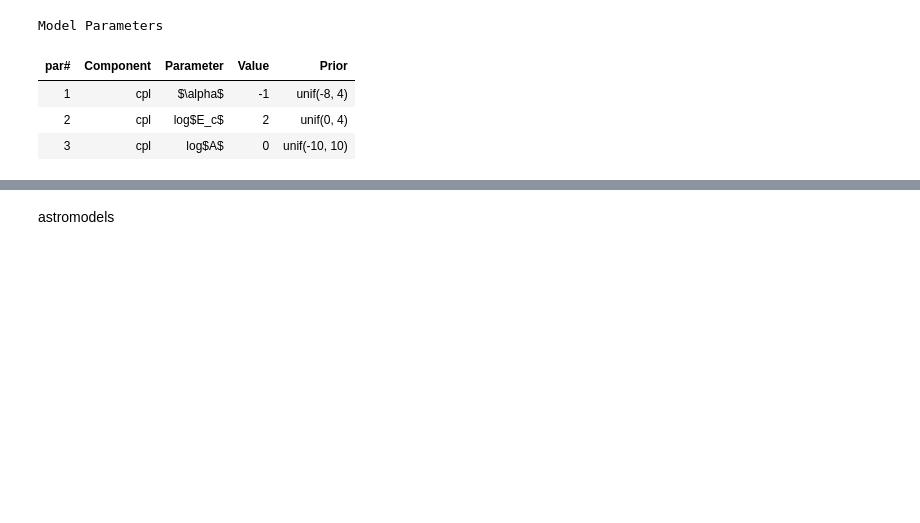
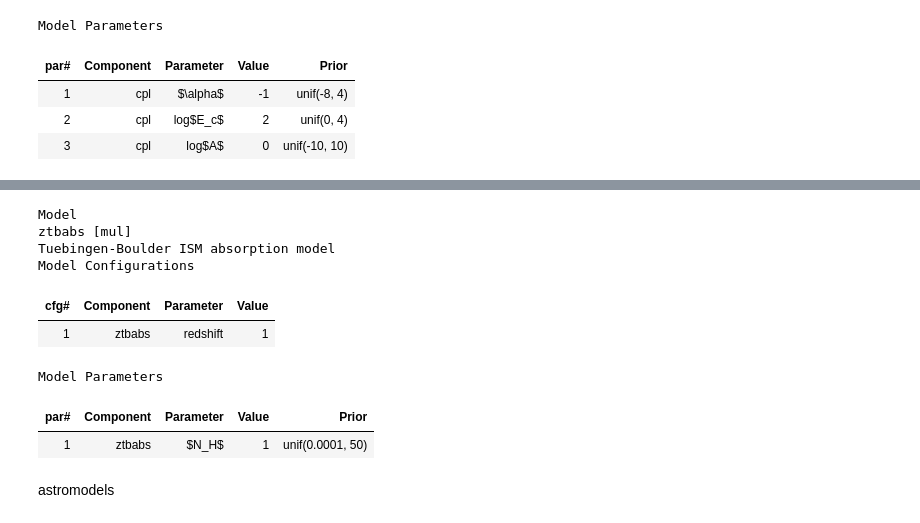
Before and after one commit to jyangch/bayspec, a Jupyter notebook: examples/model.ipynb, the cells around one changed output, grey strips where cells are left out. Saved outputs shown, nothing was run; the diff lists cells and outputs as text; code cells hidden in the pictures; blank space fills up the shorter version.

```diff
--- a/examples/model.ipynb
+++ b/examples/model.ipynb
@@ -61,3 +74,18 @@ Model Parameters
+# %%
+ztbabs_ins = tbabs()
+ztbabs_ins.expr = 'ztbabs'
+ztbabs_ins.config['redshift'].val = 1
+ztbabs_ins
+# %% [output]
+Model
+ztbabs [mul]
+Tuebingen-Boulder ISM absorption model
+Model Configurations
+| cfg# | Component | Parameter | Value |
+| 1 | ztbabs | redshift | 1 |
+Model Parameters
+| par# | Component | Parameter | Value | Prior |
+| 1 | ztbabs | $N_H$ | 1 | unif(0.0001, 50) |
 # %% [markdown]
 astromodels
 # %%
```
Also changed, not shown: parts of 5 cells of this notebook, 15 other files.
